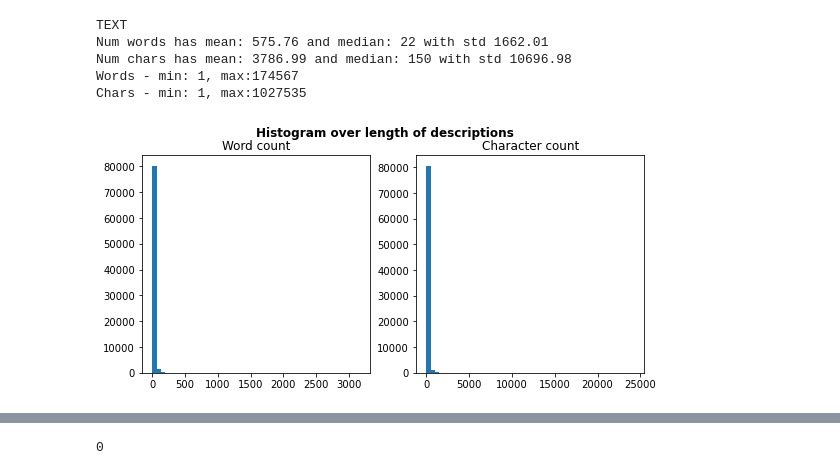
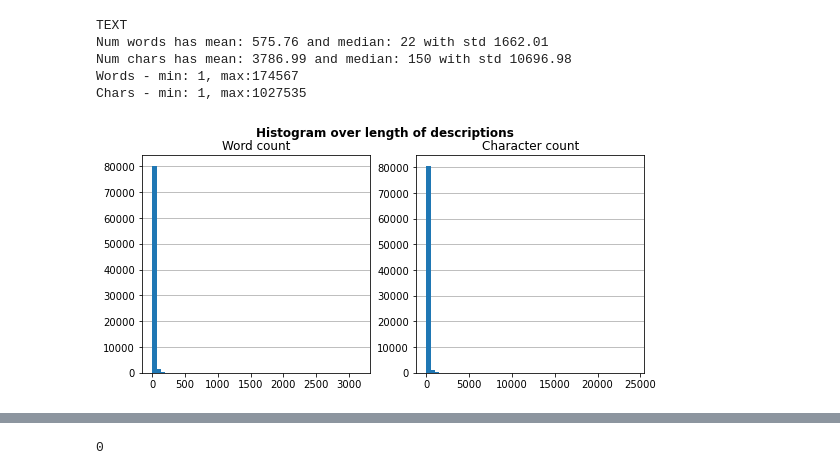
Before and after one commit to SebastianBitsch/document-similarity-search, a Jupyter notebook: raw_data_visualization.ipynb, the cells around one changed output, grey strips where cells are left out. Saved outputs shown, nothing was run; the diff lists cells and outputs as text; code cells hidden in the pictures.

```diff
--- a/raw_data_visualization.ipynb
+++ b/raw_data_visualization.ipynb
@@ -147,18 +154,24 @@ Chars - min: 1, max:1027535
 # %%
 # With no max cap
 wc,cc = countWordsAndCharacters(df, 'description')
 
 fig, axs = plt.subplots(1,2,figsize=(9,4))
 axs[0].hist(wc, bins=50)
 axs[1].hist(cc, bins=50)
 
 fig.suptitle("Histogram over length of descriptions",fontweight='semibold')
 axs[0].set_title('Word count')
 axs[1].set_title('Character count')
 
+axs[0].yaxis.grid()
+axs[0].set_axisbelow(True)
+axs[1].yaxis.grid()
+axs[1].set_axisbelow(True)
+
+plt.savefig('graphs/description-length-bar.svg')
 plt.show()
 # %% [output]
-[figure, old version]
+[figure, new version]
 # %%
 # With a max word cap of 100 and max chars at 1000
 wc,cc = countWordsAndCharacters(dataf=df, col_name='description', max_words=22.94+2*34, max_chars=159.38+2*232.72)
```
Also changed, not shown: parts of 5 cells of this notebook, 22 other files.
